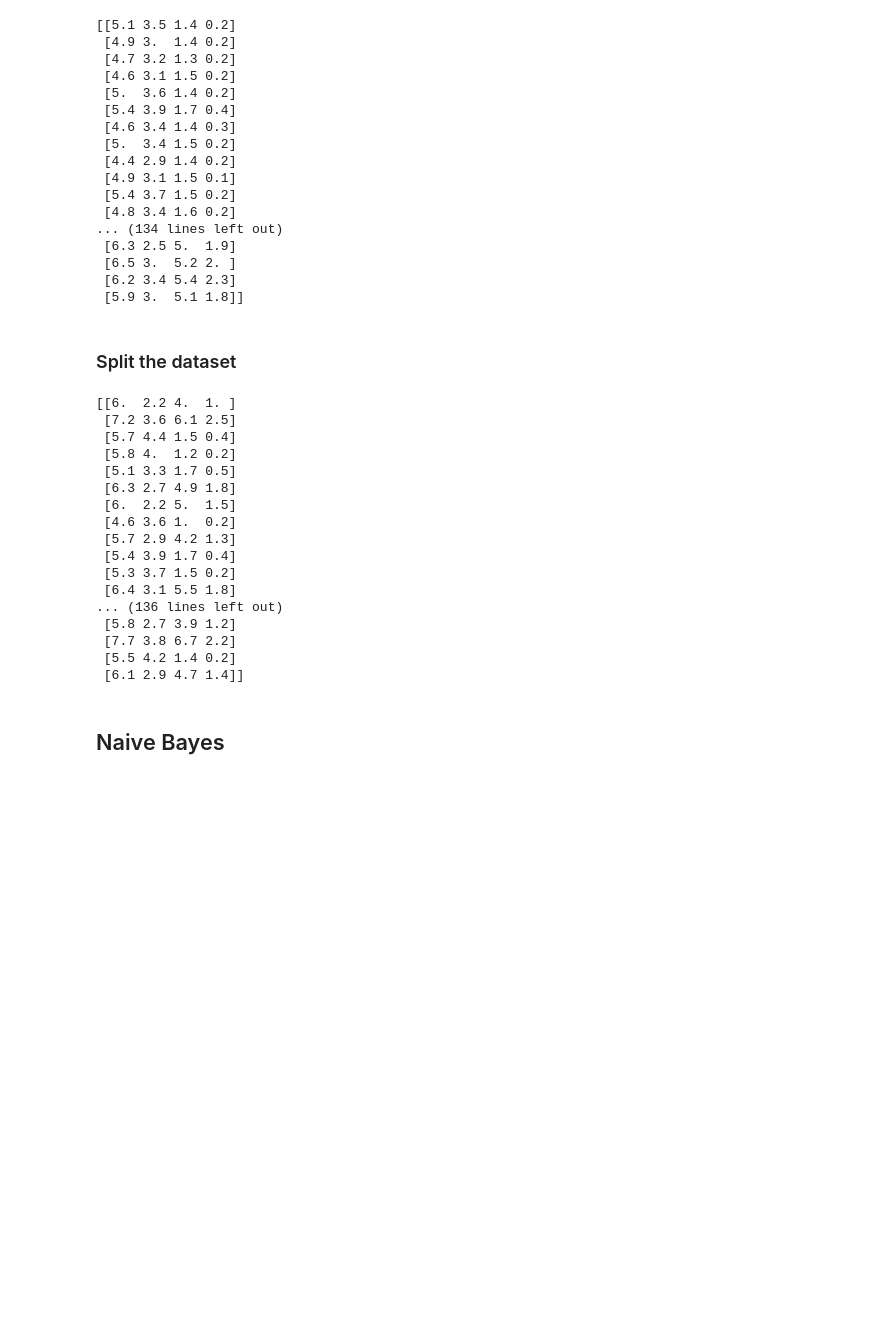
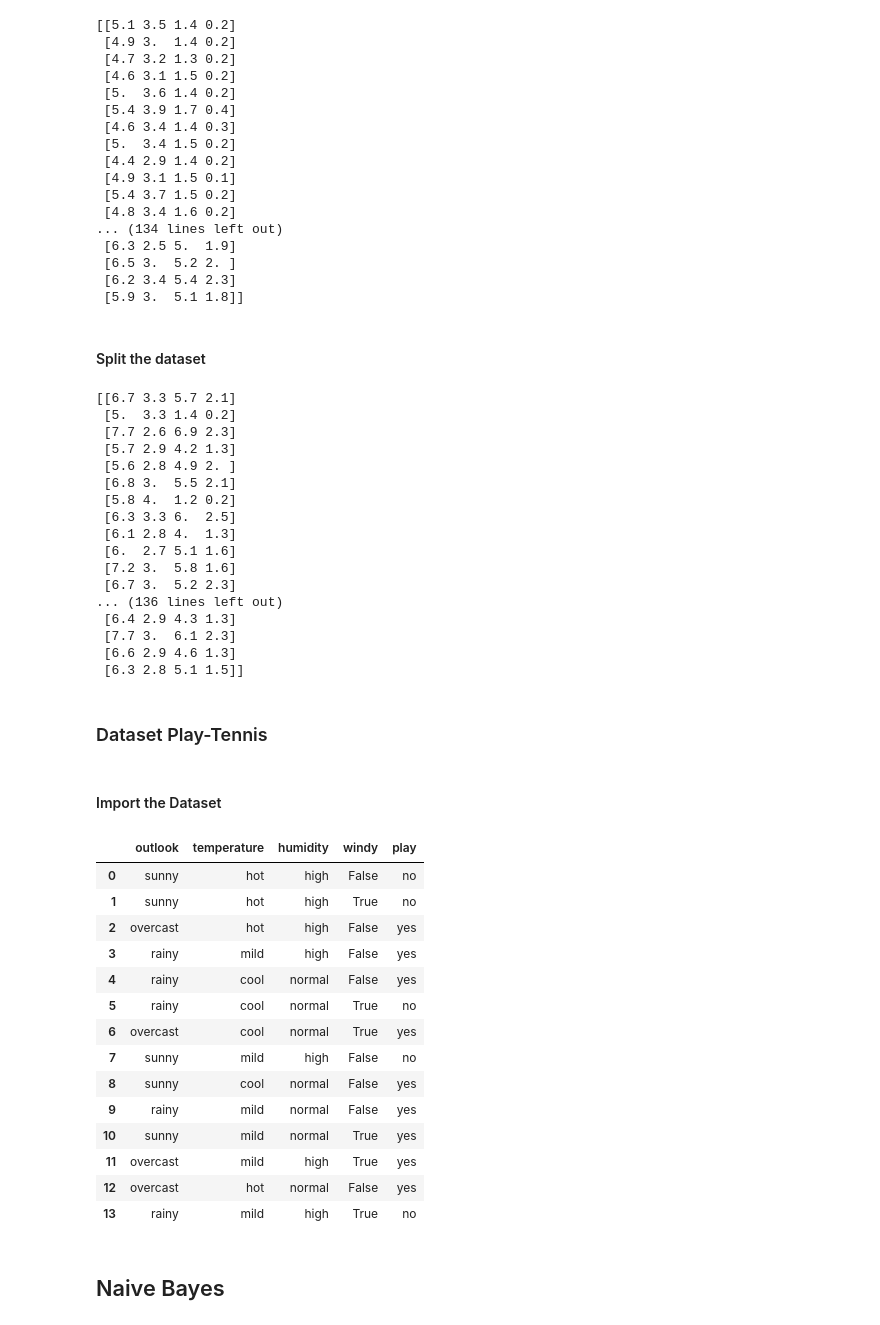
Before and after one commit to yasyars/Tucil-2-AI, a Jupyter notebook: TugasKecil2.ipynb, the cells around one changed output. Cells and saved outputs as stored; diff of their text form; code cells hidden in the pictures; blank space fills up the shorter version.

Commit message:
add read weather data

```diff
--- a/TugasKecil2.ipynb
+++ b/TugasKecil2.ipynb
@@ -28,33 +30,57 @@ print (iris.data)
  [6.2 3.4 5.4 2.3]
  [5.9 3.  5.1 1.8]]
 # %% [markdown]
-### Split the dataset
+#### Split the dataset
 # %%
 from sklearn.model_selection import train_test_split
 
-X_train, X_test, Y_train, Y_test = train_test_split(iris.data, iris.target, test_size = 0.1, train_size = 0.9, shuffle=True)
+X_train, X_test, Y_train, Y_test = train_test_split(iris.data, iris.target, test_size = 0.1, train_size = 0.9, shuffle=None)
 print (X_train);
 print ();
 print ();
 print (X_test);
 # %% [output]
-[[6.  2.2 4.  1. ]
- [7.2 3.6 6.1 2.5]
- [5.7 4.4 1.5 0.4]
+[[6.7 3.3 5.7 2.1]
+ [5.  3.3 1.4 0.2]
+ [7.7 2.6 6.9 2.3]
+ [5.7 2.9 4.2 1.3]
+ [5.6 2.8 4.9 2. ]
+ [6.8 3.  5.5 2.1]
  [5.8 4.  1.2 0.2]
- [5.1 3.3 1.7 0.5]
- [6.3 2.7 4.9 1.8]
- [6.  2.2 5.  1.5]
- [4.6 3.6 1.  0.2]
- [5.7 2.9 4.2 1.3]
- [5.4 3.9 1.7 0.4]
- [5.3 3.7 1.5 0.2]
- [6.4 3.1 5.5 1.8]
+ [6.3 3.3 6.  2.5]
+ [6.1 2.8 4.  1.3]
+ [6.  2.7 5.1 1.6]
+ [7.2 3.  5.8 1.6]
+ [6.7 3.  5.2 2.3]
 ... (136 lines left out)
- [5.8 2.7 3.9 1.2]
- [7.7 3.8 6.7 2.2]
- [5.5 4.2 1.4 0.2]
- [6.1 2.9 4.7 1.4]]
+ [6.4 2.9 4.3 1.3]
+ [7.7 3.  6.1 2.3]
+ [6.6 2.9 4.6 1.3]
+ [6.3 2.8 5.1 1.5]]
+# %% [markdown]
+### Dataset Play-Tennis
+# %% [markdown]
+#### Import the Dataset
+# %%
+import pandas as pd
+
+pd.read_csv('weather.nominal.csv')
+# %% [output]
+|  | outlook | temperature | humidity | windy | play |
+| 0 | sunny | hot | high | False | no |
+| 1 | sunny | hot | high | True | no |
+| 2 | overcast | hot | high | False | yes |
+| 3 | rainy | mild | high | False | yes |
+| 4 | rainy | cool | normal | False | yes |
+| 5 | rainy | cool | normal | True | no |
+| 6 | overcast | cool | normal | True | yes |
+| 7 | sunny | mild | high | False | no |
+| 8 | sunny | cool | normal | False | yes |
+| 9 | rainy | mild | normal | False | yes |
+| 10 | sunny | mild | normal | True | yes |
+| 11 | overcast | mild | high | True | yes |
+| 12 | overcast | hot | normal | False | yes |
+| 13 | rainy | mild | high | True | no |
 # %% [markdown]
 ## Naive Bayes
 # %% [markdown]
```
Also changed, not shown: parts of 5 cells of this notebook.
